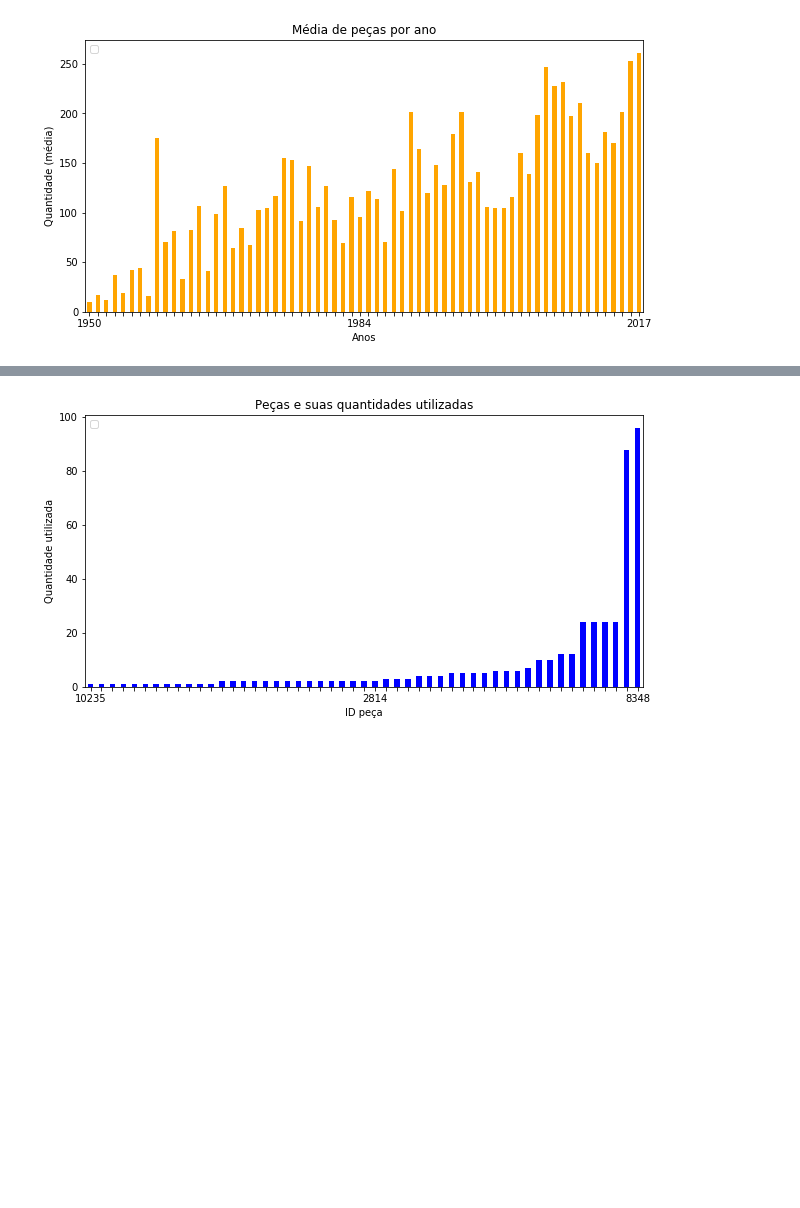
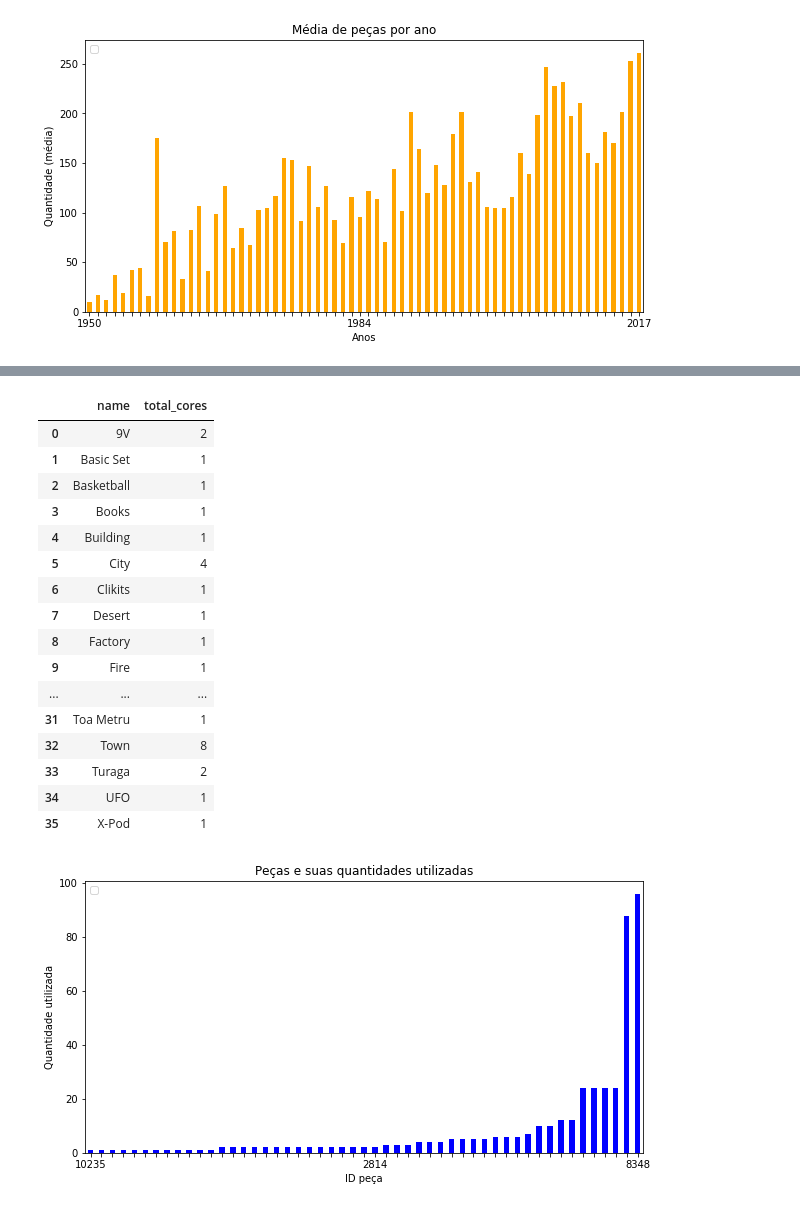
Before and after one commit to brenomatos/lego_database, a Jupyter notebook: Igor.ipynb, the cells around one changed output, grey strips where cells are left out. Cells and saved outputs as stored; diff of their text form; code cells hidden in the pictures; blank space fills up the shorter version.

```diff
--- a/Igor.ipynb
+++ b/Igor.ipynb
@@ -72 +65,21 @@ plt.show()
+# %%
+df1
+# %% [output]
+|  | name | total_cores |
+| 0 | 9V | 2 |
+| 1 | Basic Set | 1 |
+| 2 | Basketball | 1 |
+| 3 | Books | 1 |
+| 4 | Building | 1 |
+| 5 | City | 4 |
+| 6 | Clikits | 1 |
+| 7 | Desert | 1 |
+| 8 | Factory | 1 |
+| 9 | Fire | 1 |
+| ... | ... | ... |
+| 31 | Toa Metru | 1 |
+| 32 | Town | 8 |
+| 33 | Turaga | 2 |
+| 34 | UFO | 1 |
+| 35 | X-Pod | 1 |
 # %%
```
Also changed, not shown: parts of 3 cells of this notebook.
